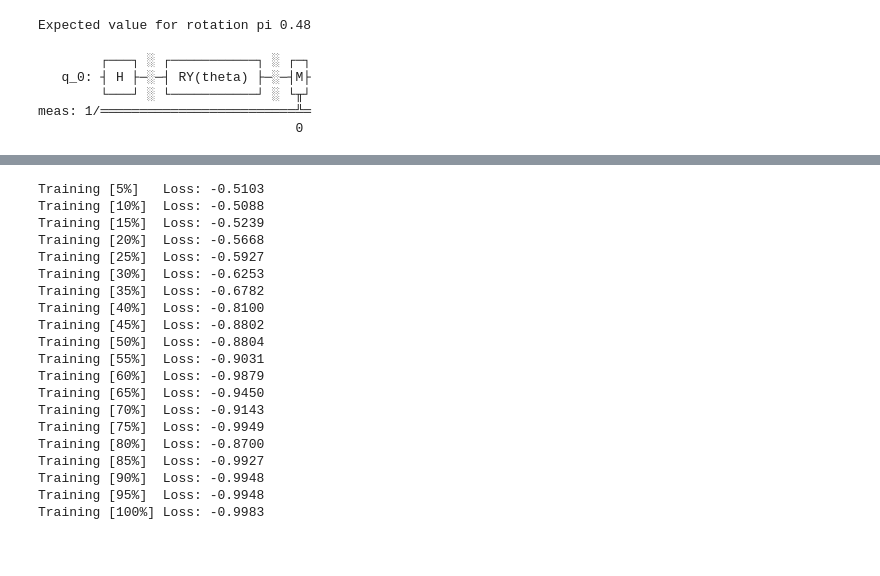
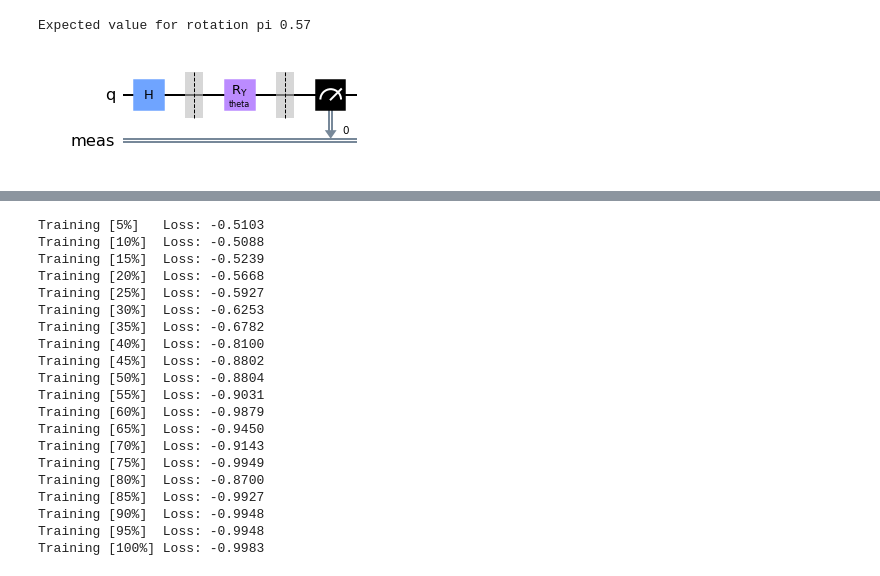
Before and after one commit to yh08037/quantum-neural-network, a Jupyter notebook: model1-fc/fc.ipynb, the cells around one changed output, grey strips where cells are left out. Drawn from its saved outputs; the diff is of its cells as text; code cells hidden in the pictures.

```diff
--- a/model1-fc/fc.ipynb
+++ b/model1-fc/fc.ipynb
@@ -54,16 +54,12 @@ class QuantumCircuit:
 # %%
 simulator = qiskit.Aer.get_backend('qasm_simulator')
 
 circuit = QuantumCircuit(1, simulator, 100)
 print('Expected value for rotation pi {}'.format(circuit.run([np.pi])[0]))
-circuit._circuit.draw()
+circuit._circuit.draw('mpl')
 # %% [output]
-Expected value for rotation pi 0.48
+Expected value for rotation pi 0.57
-        ┌───┐ ░ ┌───────────┐ ░ ┌─┐
-   q_0: ┤ H ├─░─┤ RY(theta) ├─░─┤M├
-        └───┘ ░ └───────────┘ ░ └╥┘
-meas: 1/═════════════════════════╩═
-                                 0
+[figure, added]
 # %%
 class HybridFunction(Function):
     """ Hybrid quantum - classical function definition """
```
Also changed, not shown: parts of 3 cells of this notebook.
